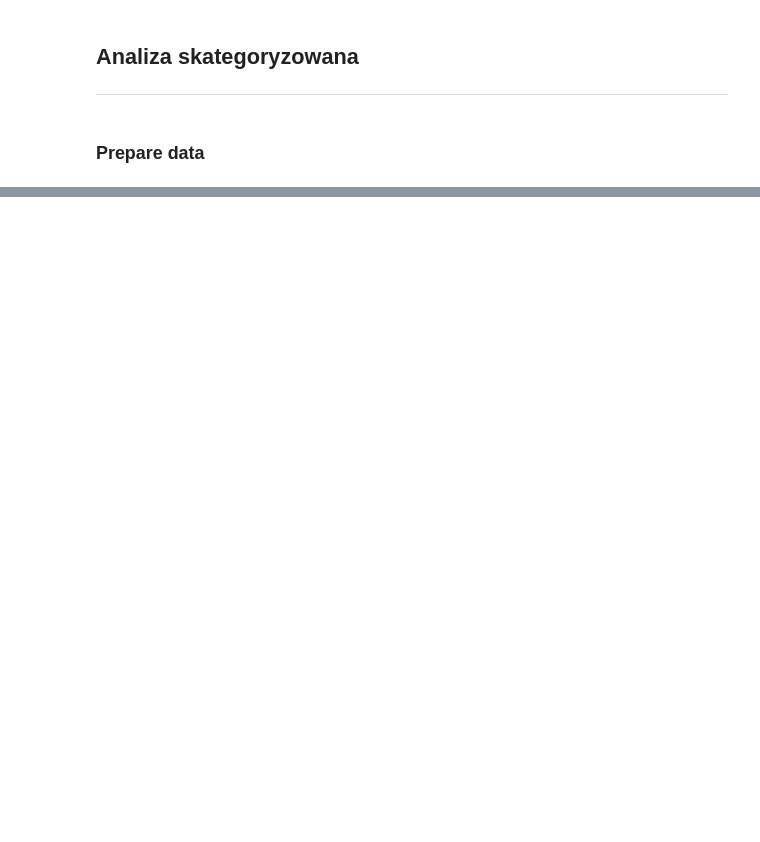
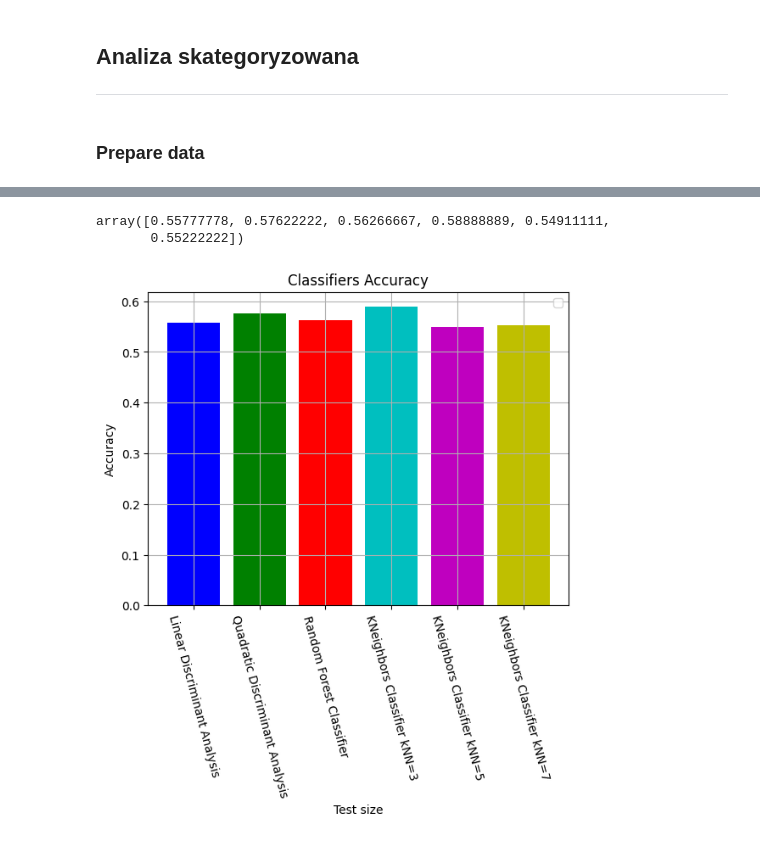
Before and after one commit to antonibezdzietny/FinancialReportsImpact, a Jupyter notebook: analysis/categorizedAnalysis.ipynb, the cells around one changed output, grey strips where cells are left out. Drawn from its saved outputs; the diff is of its cells as text; code cells hidden in the pictures; blank space fills up the shorter version.

```diff
--- a/analysis/categorizedAnalysis.ipynb
+++ b/analysis/categorizedAnalysis.ipynb
@@ -94,0 +106,2 @@ plt.show()
+# %%
+report["ReferenceReturn"] = pd.cut(report["ReferenceReturn"], bins=percent_limits, labels=[0,1]).to_numpy()
@@ -94,0 +140,17 @@ plt.show()
+# %%
+from sklearn import metrics
+
+def classifier_test(classifier_model, X_train, X_test, y_train, y_test):
+    # Uczenie modelu
+    classifier_model.fit(X_train, y_train)
+
+    # Predykcja
+    y_pred = classifier_model.predict(X_test)
+
+    # Jakość klasyfikacji
+    acc = metrics.accuracy_score(y_test, y_pred)
+
+    # Macierz pomyłek
+    cm = metrics.confusion_matrix(y_test, y_pred, labels=classifier_model.classes_, normalize='true')
+
+    return acc, cm
@@ -94,0 +206,25 @@ plt.show()
+# %%
+accuracy_matrix[:,:].flatten()
+# %% [output]
+array([0.55777778, 0.57622222, 0.56266667, 0.58888889, 0.54911111,
+       0.55222222])
+# %%
+import matplotlib.pyplot as plt
+from matplotlib import cm
+import numpy as np
+
+prop_iter = iter(plt.rcParams['axes.prop_cycle'])
+plt.bar(CLASSIFIERS_DOCSTR, accuracy_matrix[:,:].flatten(),color=[next(prop_iter)['color'] for _, _ in enumerate(CLASSIFIERS_DOCSTR)])
+
+
+#plt.ylim([0 , 1])
+plt.grid(True)
+plt.ylabel("Accuracy")
+plt.xlabel("Test size")
+plt.xticks(rotation=-75)
+plt.title("Classifiers Accuracy")
+plt.legend()
+plt.rcParams['axes.prop_cycle']= cycler(color='bgrcmyk')
+plt.show()
+# %% [output]
+[figure, added]
```
Also changed, not shown: parts of 10 cells of this notebook.
